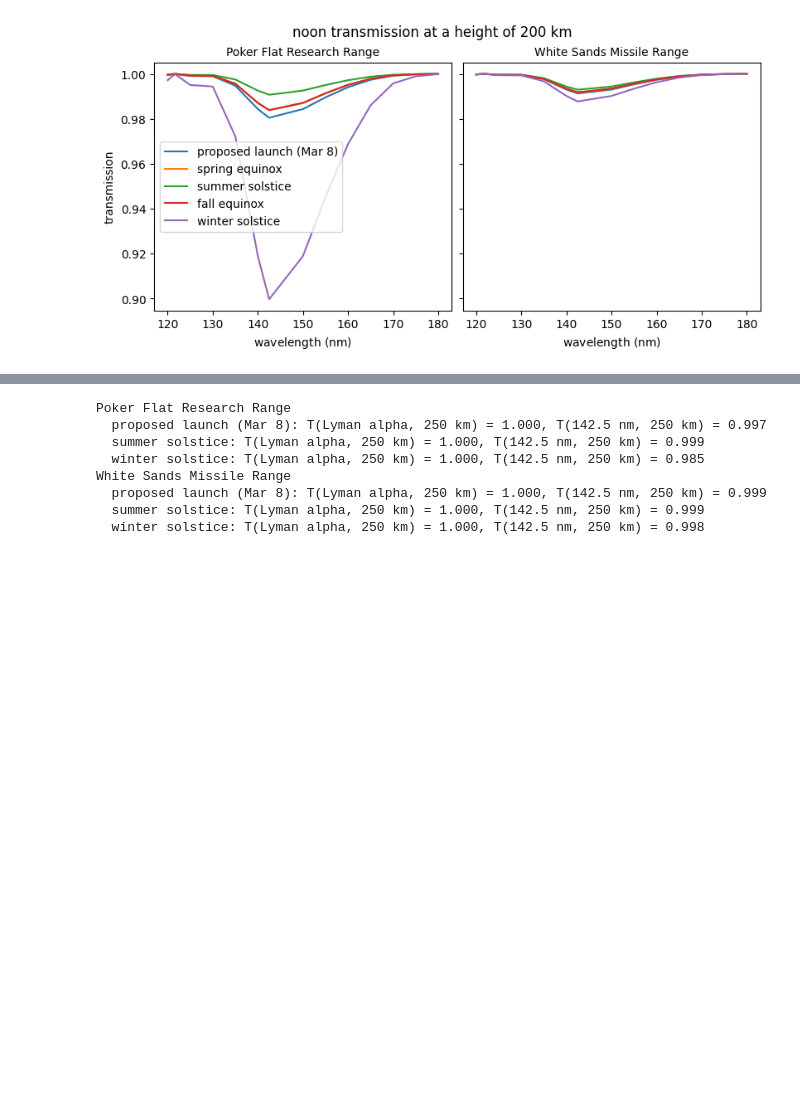
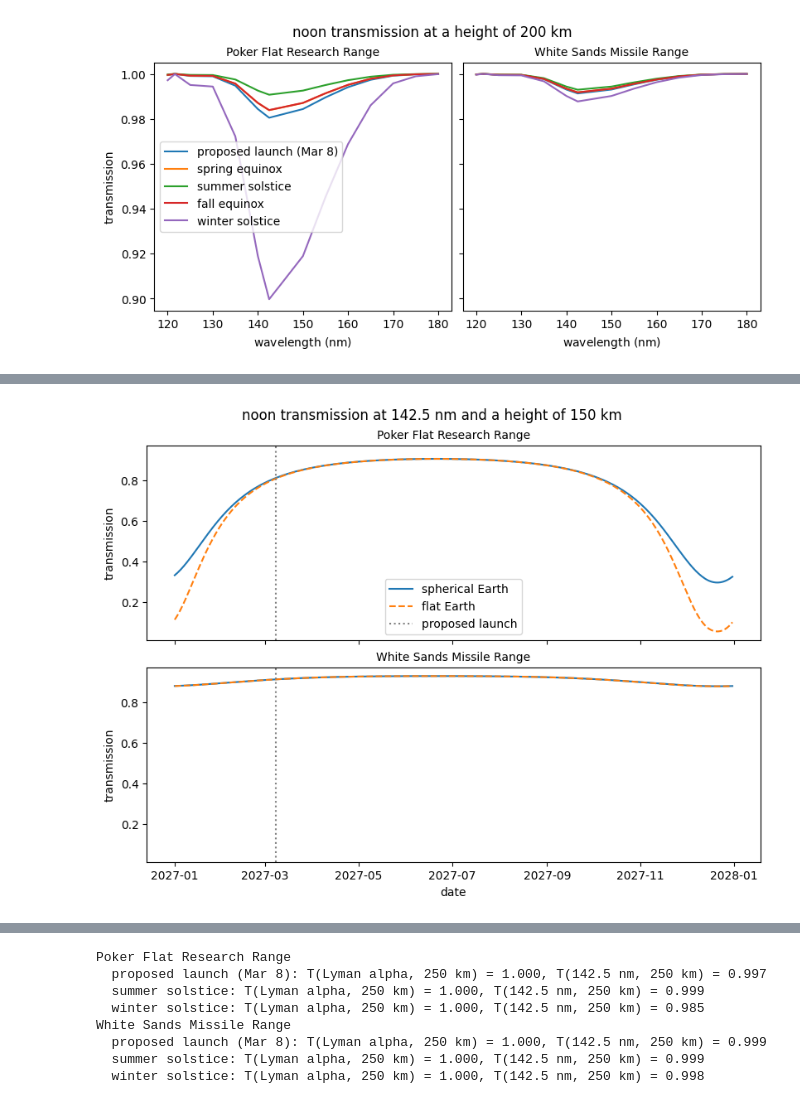
Before and after one commit to Kankelborg-Group/furst-optics, a Jupyter notebook: docs/reports/atmospheric-transmission.ipynb, the cells around one changed output, grey strips where cells are left out. Cells and saved outputs as stored; diff of their text form; code cells hidden in the pictures; blank space fills up the shorter version.

```diff
--- a/docs/reports/atmospheric-transmission.ipynb
+++ b/docs/reports/atmospheric-transmission.ipynb
@@ -382,0 +421,41 @@ fig.suptitle("noon transmission at a height of 200 km");
+# %%
+column_vertical = (number_density_o2(height + distance) * d_distance).sum(axis_distance)
+column_flat = (column_vertical / np.cos(zenith)).to(u.cm**-2)
+
+transmission_flat = np.exp(-cross_section_o2 * column_flat)
+transmission_flat_worst = transmission_flat[index_worst]
+# %%
+index_150 = np.argmin(np.abs(height - 150 * u.km), axis=axis_height)
+
+fig, axs = plt.subplots(
+    nrows=len(sites),
+    sharex=True,
+    sharey=True,
+    figsize=(8, 6),
+    constrained_layout=True,
+)
+for i, site in enumerate(sites):
+    ax = axs[i]
+    na.plt.plot(
+        date,
+        transmission_worst[index_150][{axis_site: i}],
+        ax=ax,
+        axis=axis_time,
+        label="spherical Earth",
+    )
+    na.plt.plot(
+        date,
+        transmission_flat_worst[index_150][{axis_site: i}],
+        ax=ax,
+        axis=axis_time,
+        linestyle="--",
+        label="flat Earth",
+    )
+    ax.axvline(np.datetime64(date_launch), color="gray", linestyle=":", label="proposed launch")
+    ax.set_title(site, fontsize=10)
+    ax.set_ylabel("transmission")
+axs[~0].set_xlabel("date")
+axs[0].legend()
+fig.suptitle(f"noon transmission at {wavelength_worst.ndarray:.1f} and a height of 150 km");
+# %% [output]
+[figure, added]
```
Also changed, not shown: parts of 23 cells of this notebook, 1 other file.
